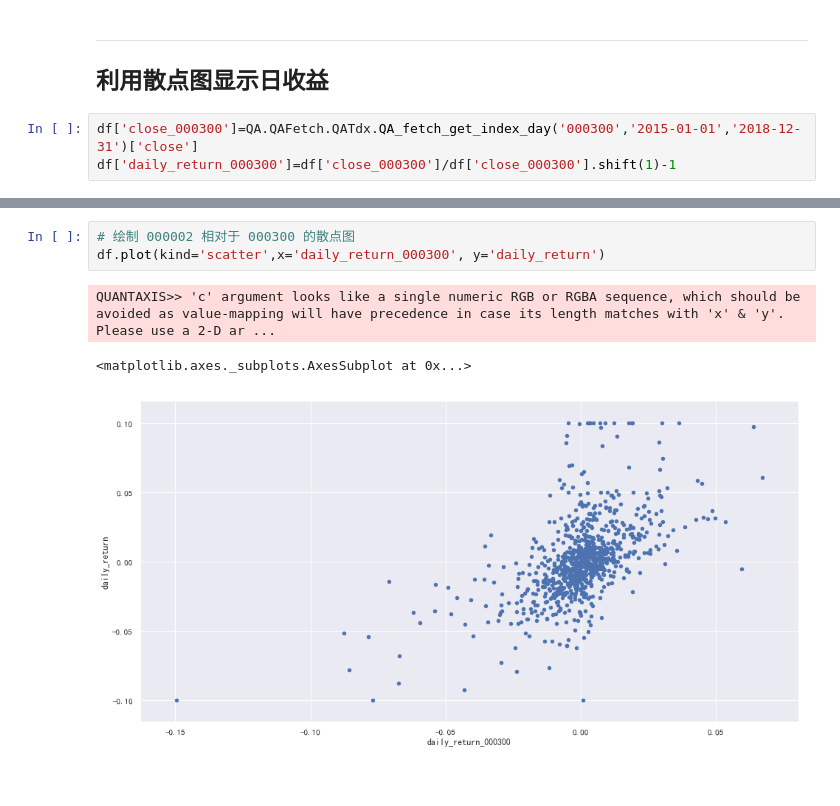
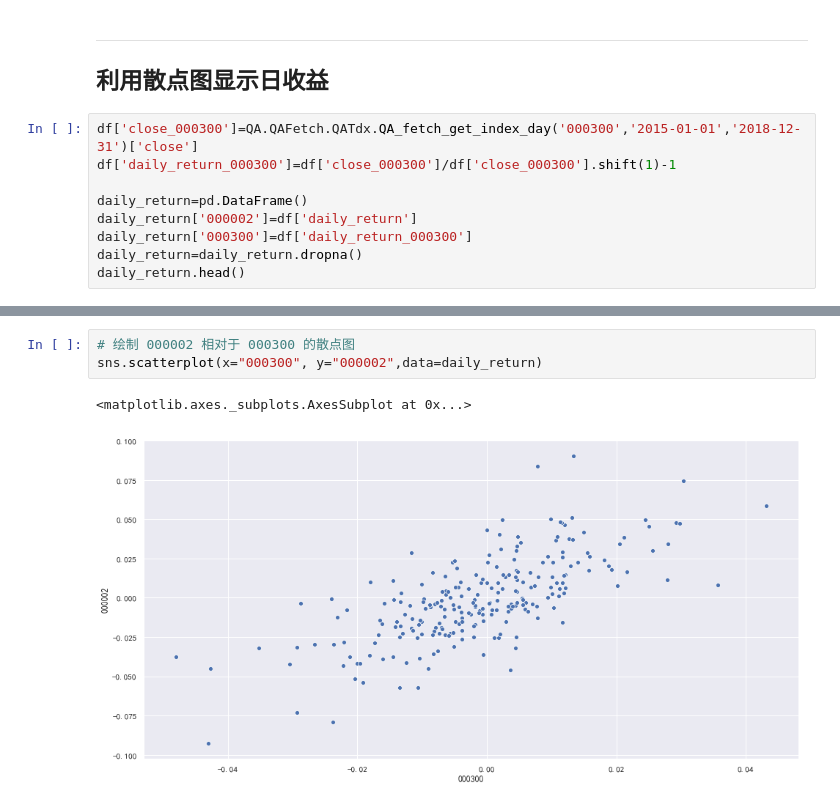
Before and after one commit to GuQiangJS/finance_ai_py, a Jupyter notebook: example/日收益 波动率 峰度 偏度.ipynb, the cells around one changed output, grey strips where cells are left out. Saved outputs shown, nothing was run; the diff lists cells and outputs as text; blank space fills up the shorter version.

```diff
--- a/example/日收益 波动率 峰度 偏度.ipynb
+++ b/example/日收益 波动率 峰度 偏度.ipynb
@@ -245,3 +263,9 @@ print('下跌区间 偏度：{0}。'.format(df.loc['2018-01-24':,'daily_return']
 # %%
 df['close_000300']=QA.QAFetch.QATdx.QA_fetch_get_index_day('000300','2015-01-01','2018-12-31')['close']
 df['daily_return_000300']=df['close_000300']/df['close_000300'].shift(1)-1
+
+daily_return=pd.DataFrame()
+daily_return['000002']=df['daily_return']
+daily_return['000300']=df['daily_return_000300']
+daily_return=daily_return.dropna()
+daily_return.head()
@@ -248,10 +280,9 @@ df['daily_return_000300']=df['close_000300']/df['close_000300'].shift(1)-1
 # %%
 # 绘制 000002 相对于 000300 的散点图
-df.plot(kind='scatter',x='daily_return_000300', y='daily_return')
+sns.scatterplot(x="000300", y="000002",data=daily_return)
 # %% [output]
-QUANTAXIS>> 'c' argument looks like a single numeric RGB or RGBA sequence, which should be avoided as value-mapping will have precedence in case its length matches with 'x' & 'y'.  Please use a 2-D ar ...
+<matplotlib.axes._subplots.AxesSubplot at 0x...>
-<matplotlib.axes._subplots.AxesSubplot at 0x...>
-[figure, old version]
+[figure, new version]
 # %% [markdown]
 ## 贝他值（ β 值）：
 
```
Also changed, not shown: parts of 7 cells of this notebook, 2 other files.
